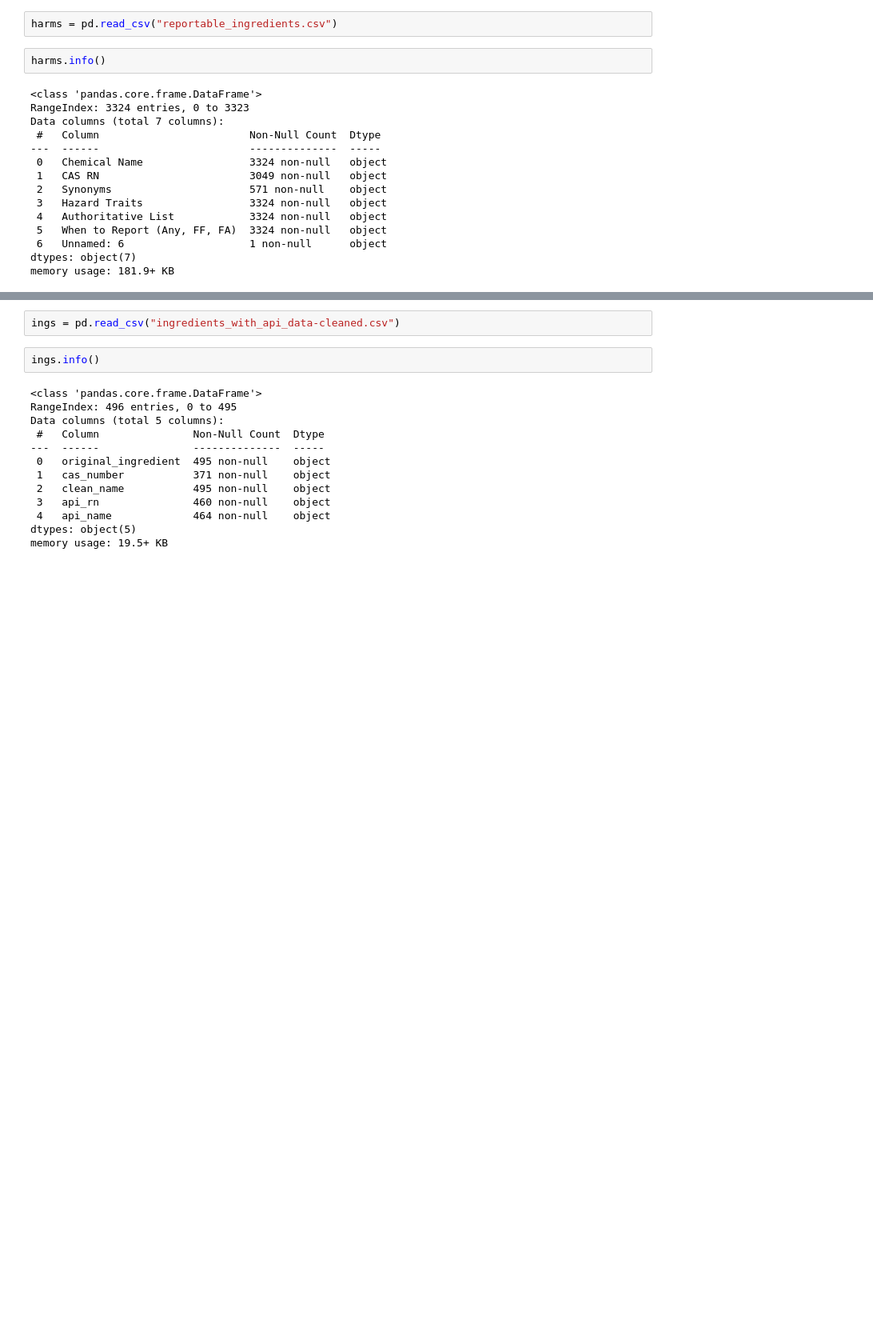
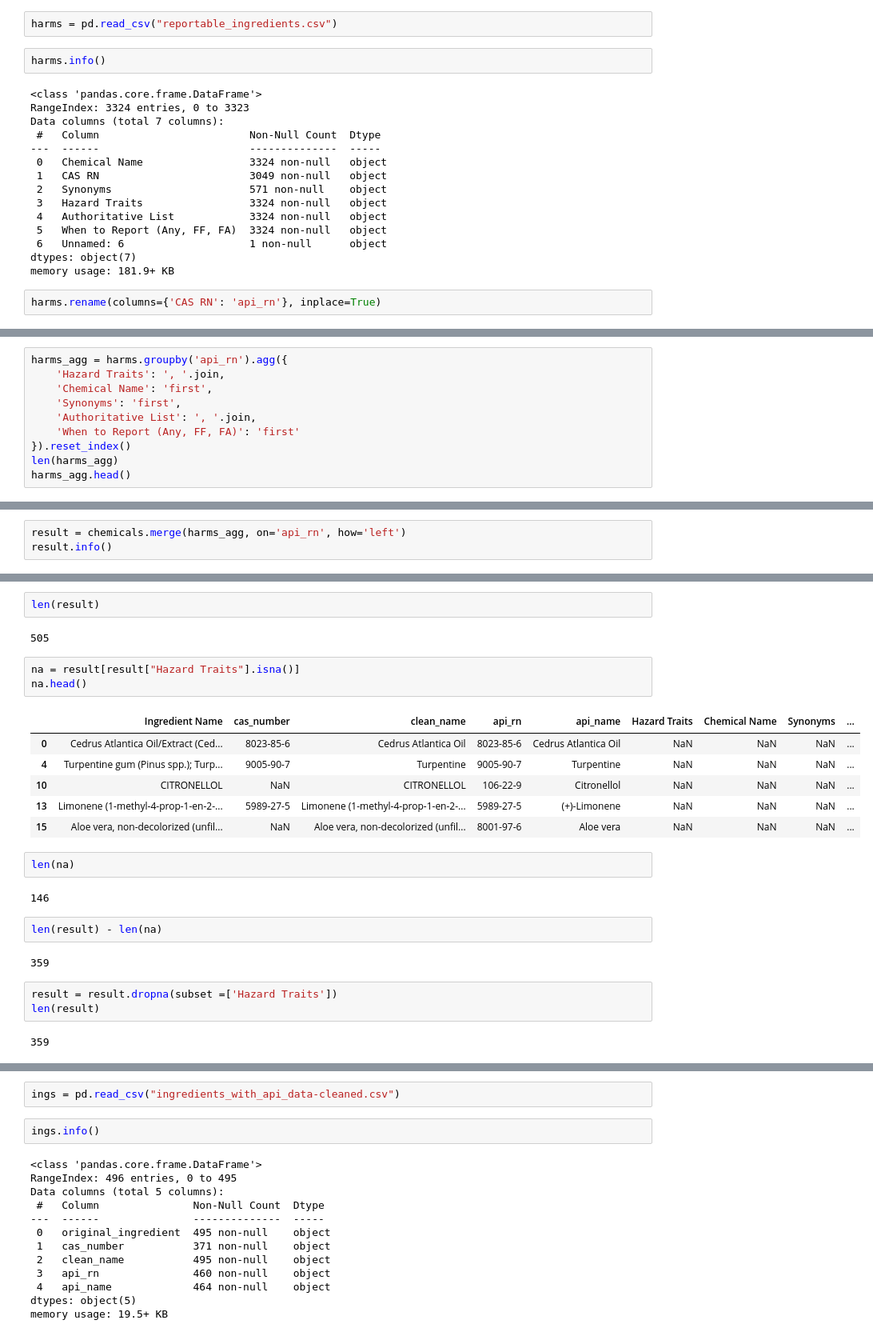
Before and after one commit to meisili/bna-data-duo, a Jupyter notebook: merge_check.ipynb, the cells around one changed output, grey strips where cells are left out. Shown at 80% size. Saved outputs shown, nothing was run; the diff lists cells and outputs as text; blank space fills up the shorter version.

```diff
--- a/merge_check.ipynb
+++ b/merge_check.ipynb
@@ -111,3 +187,5 @@ Data columns (total 7 columns):
  6   Unnamed: 6                    1 non-null      object
 dtypes: object(7)
 memory usage: 181.9+ KB
+# %%
+harms.rename(columns={'CAS RN': 'api_rn'}, inplace=True)
@@ -113,0 +242,10 @@ memory usage: 181.9+ KB
+# %%
+harms_agg = harms.groupby('api_rn').agg({
+    'Hazard Traits': ', '.join,
+    'Chemical Name': 'first',
+    'Synonyms': 'first',
+    'Authoritative List': ', '.join,
+    'When to Report (Any, FF, FA)': 'first'
+}).reset_index()
+len(harms_agg)
+harms_agg.head()
@@ -113,0 +274,3 @@ memory usage: 181.9+ KB
+# %%
+result = chemicals.merge(harms_agg, on='api_rn', how='left')
+result.info()
@@ -113,0 +295,27 @@ memory usage: 181.9+ KB
+# %%
+len(result)
+# %% [output]
+505
+# %%
+na = result[result["Hazard Traits"].isna()]
+na.head()
+# %% [output]
+|  | Ingredient Name | cas_number | clean_name | api_rn | api_name | Hazard Traits | Chemical Name | Synonyms | ... |
+| 0 | Cedrus Atlantica Oil/Extract (Ced... | 8023-85-6 | Cedrus Atlantica Oil | 8023-85-6 | Cedrus Atlantica Oil | NaN | NaN | NaN | ... |
+| 4 | Turpentine gum (Pinus spp.); Turp... | 9005-90-7 | Turpentine | 9005-90-7 | Turpentine | NaN | NaN | NaN | ... |
+| 10 | CITRONELLOL | NaN | CITRONELLOL | 106-22-9 | Citronellol | NaN | NaN | NaN | ... |
+| 13 | Limonene (1-methyl-4-prop-1-en-2-... | 5989-27-5 | Limonene (1-methyl-4-prop-1-en-2-... | 5989-27-5 | (+)-Limonene | NaN | NaN | NaN | ... |
+| 15 | Aloe vera, non-decolorized (unfil... | NaN | Aloe vera, non-decolorized (unfil... | 8001-97-6 | Aloe vera | NaN | NaN | NaN | ... |
+# %%
+len(na)
+# %% [output]
+146
+# %%
+len(result) - len(na)
+# %% [output]
+359
+# %%
+result = result.dropna(subset =['Hazard Traits'])
+len(result)
+# %% [output]
+359
```
Also changed, not shown: parts of 38 cells of this notebook.
